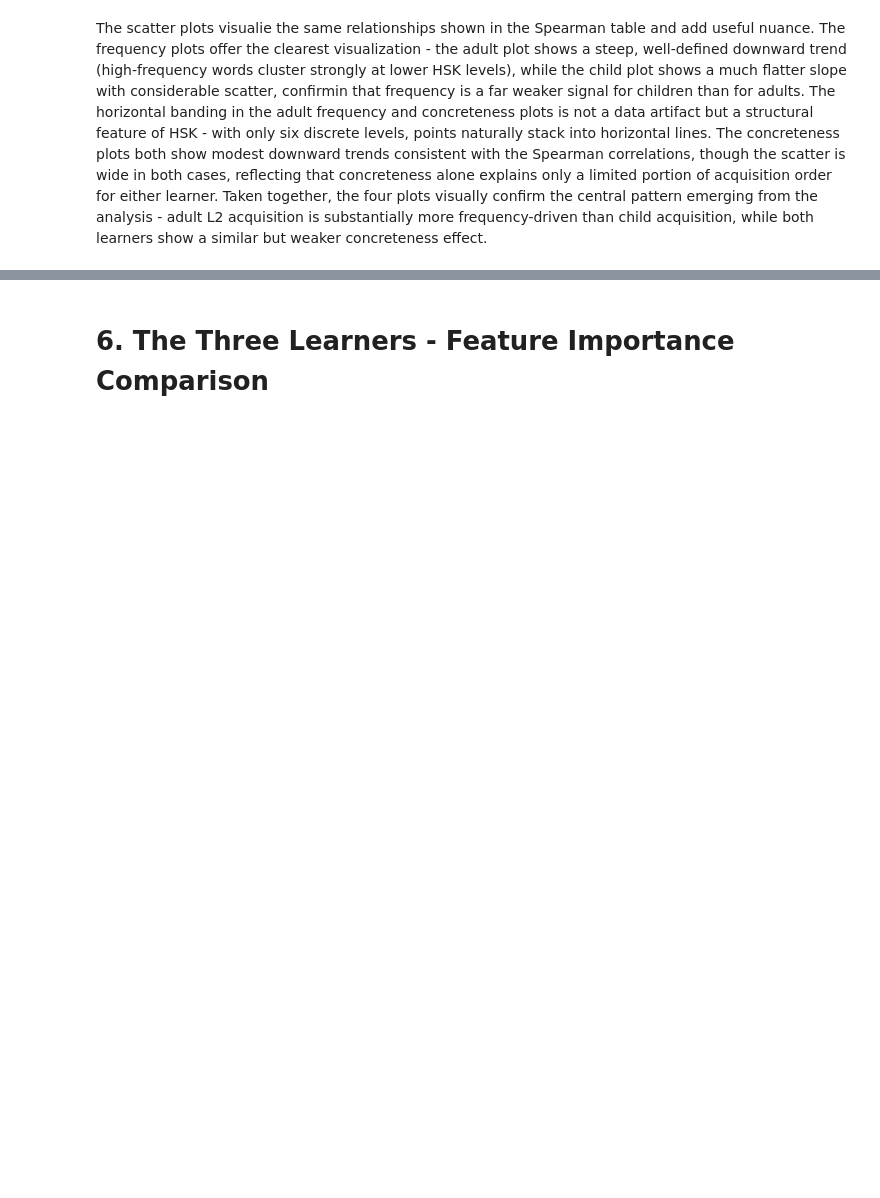
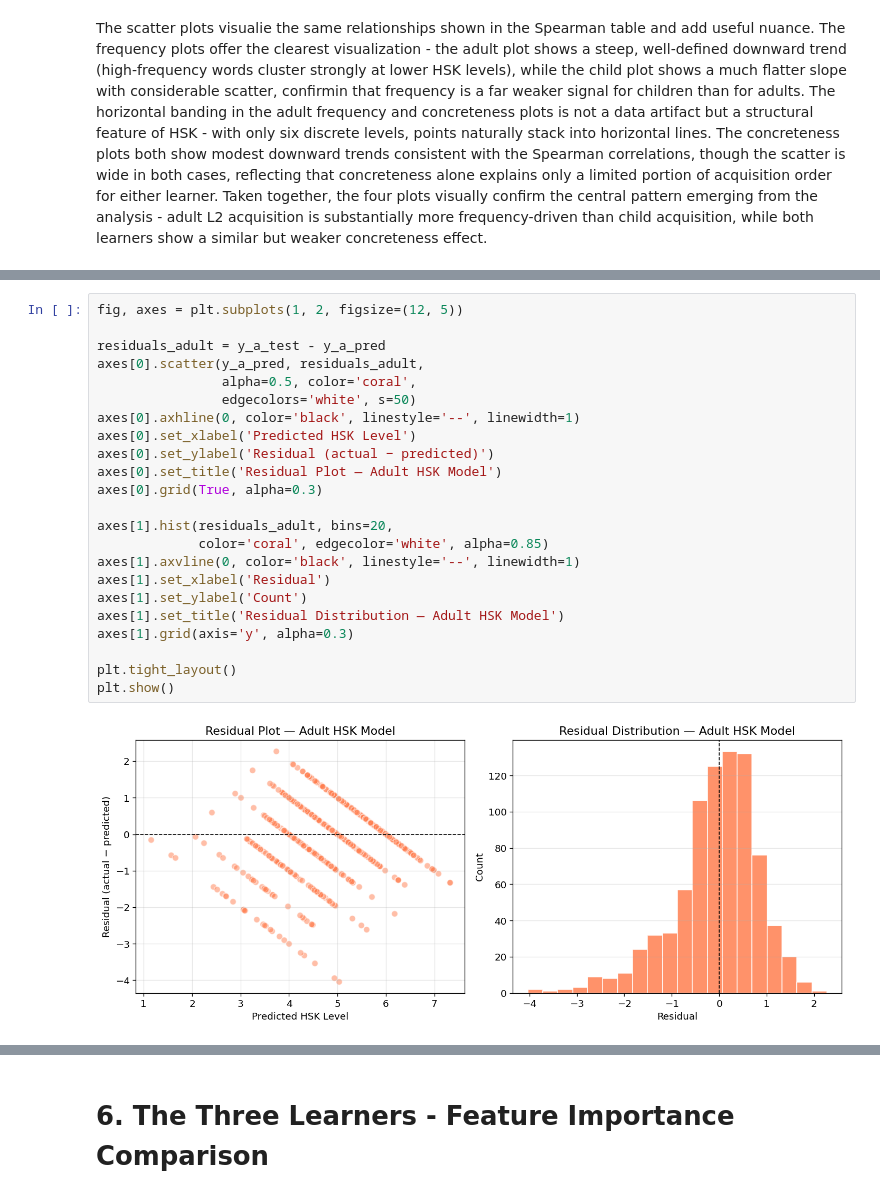
Before and after one commit to Slavena1/Softuni-Machine-Learning-Final-Project, a Jupyter notebook: SlavenaMachineLearningProject.ipynb, the cells around one changed output, grey strips where cells are left out. Saved outputs shown, nothing was run; the diff lists cells and outputs as text; blank space fills up the shorter version.

```diff
--- a/SlavenaMachineLearningProject.ipynb
+++ b/SlavenaMachineLearningProject.ipynb
@@ -826,0 +995,25 @@ The scatter plots visualie the same relationships shown in the Spearman table an
+# %%
+fig, axes = plt.subplots(1, 2, figsize=(12, 5))
+
+residuals_adult = y_a_test - y_a_pred
+axes[0].scatter(y_a_pred, residuals_adult,
+                alpha=0.5, color='coral',
+                edgecolors='white', s=50)
+axes[0].axhline(0, color='black', linestyle='--', linewidth=1)
+axes[0].set_xlabel('Predicted HSK Level')
+axes[0].set_ylabel('Residual (actual − predicted)')
+axes[0].set_title('Residual Plot — Adult HSK Model')
+axes[0].grid(True, alpha=0.3)
+
+axes[1].hist(residuals_adult, bins=20,
+             color='coral', edgecolor='white', alpha=0.85)
+axes[1].axvline(0, color='black', linestyle='--', linewidth=1)
+axes[1].set_xlabel('Residual')
+axes[1].set_ylabel('Count')
+axes[1].set_title('Residual Distribution — Adult HSK Model')
+axes[1].grid(axis='y', alpha=0.3)
+
+plt.tight_layout()
+plt.show()
+# %% [output]
+[figure, added]
```
Also changed, not shown: parts of 22 cells of this notebook.
